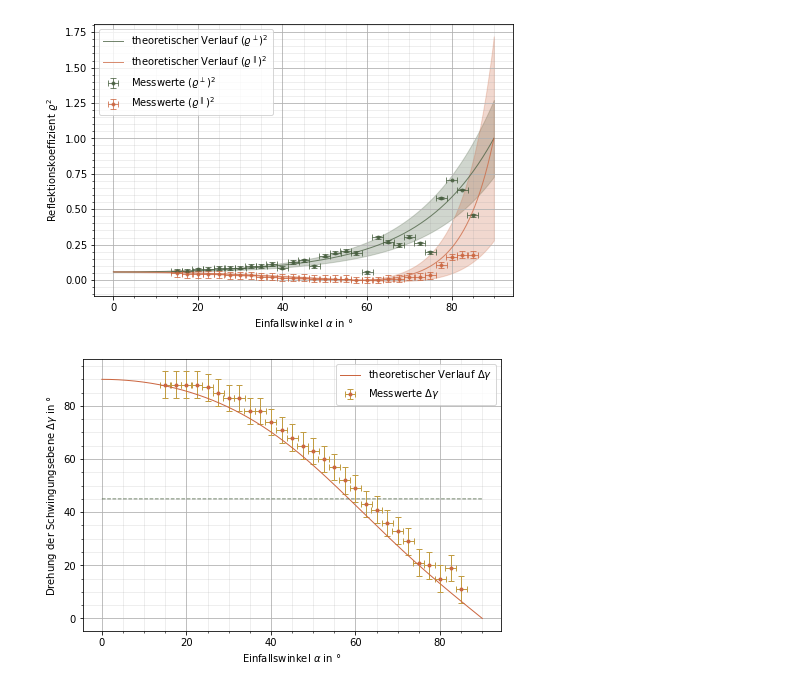
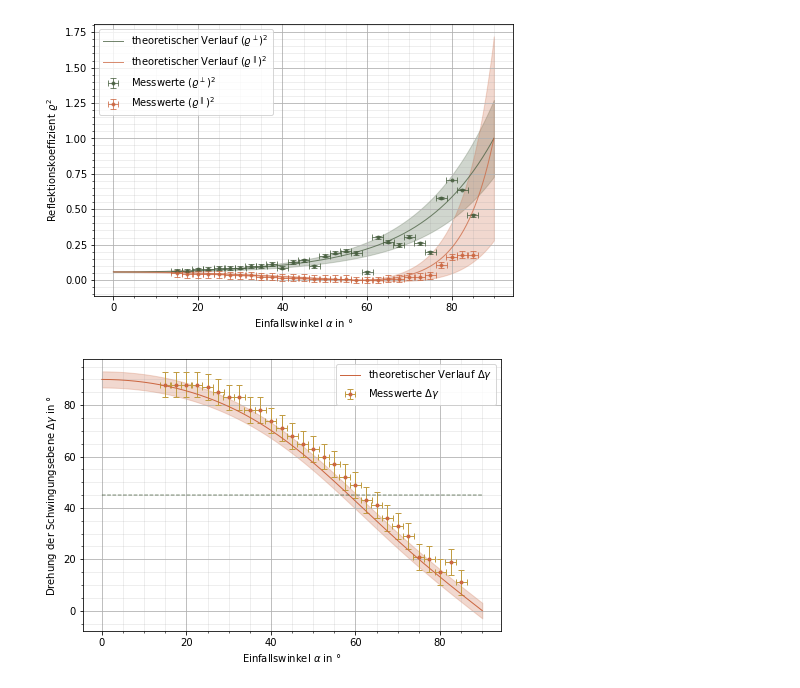
Before and after one commit to CVC97/ExPhy-III-Praktikum, a Jupyter notebook: 23_FFuP/23_FFuP_Jakob.ipynb, the cells around one changed output. Drawn from its saved outputs; the diff is of its cells as text; code cells hidden in the pictures.

```diff
--- a/23_FFuP/23_FFuP_Jakob.ipynb
+++ b/23_FFuP/23_FFuP_Jakob.ipynb
@@ -70,39 +70,38 @@ plt.show()
  0.02429517 0.02429425 0.02429425 0.02429296 0.02429296 0.02429296
  0.0242913  0.0242913  0.0242913  0.0242913  0.02428928]
 [figure]
-# %%
-theta = np.loadtxt(input, float, usecols=3, skiprows=5, delimiter=',')
-thetaerr = 5
-
-deltagamma = (135 - theta) % 180
-deltagammaerr = thetaerr
-
-fig, ax = plt.subplots(figsize=(7.5,5))
-xplot_1 = np.linspace(0, 90, 10000)
-
-def deltagammatheo(x):
-    return ((np.arctan( -np.cos((x * np.pi / 180) - beta(x * np.pi / 180)) / np.cos((x * np.pi / 180) + beta(x * np.pi / 180))) - (np.pi / 4)) % (np.pi)) * 180 / np.pi
-
-def deltagammatheoerr(x):
-    return
-
-def constant(x, value):
-    return value * x / x
-
-ax.set_xlabel(r'Einfallswinkel $\alpha$ in °')
-ax.set_ylabel(r'Drehung der Schwingungsebene $\Delta\gamma$ in °')
-ax.grid()
-ax.grid(which='minor', color='#999999', alpha=0.2, linestyle='-')
-ax.minorticks_on()
-ax.errorbar(x, deltagamma, xerr = xerr, yerr = deltagammaerr, fmt = '.', color = '#cb6640', alpha = 1, linewidth=1, ecolor="#c19d44", capsize=3, label = r'Messwerte $\Delta\gamma$')
-ax.plot(xplot_1, deltagammatheo(xplot_1), color = '#cb6640', alpha = 1, linewidth = 1, label = r'theoretischer Verlauf $\Delta\gamma$')
-#plt.fill_between(xplot_1, f1(xplot_1)-f1err(xplot_1), f1(xplot_1)+f1err(xplot_1), color = 'black', alpha = 0.25)
-ax.plot(xplot_1, constant(xplot_1, 45), color = '#465d3e', alpha = 0.75, linewidth = 1, linestyle = 'dashed', label = r'')
-#plt.xticks([0,np.pi/8,np.pi/4,3*np.pi/8,np.pi/2],[r'$0$',r'$\frac{\pi}{8}$',r'$\frac{\pi}{4}$',r'$\frac{3\pi}{8}$',r'$\frac{\pi}{2}$'])
-#plt.yticks([0,np.pi/8,np.pi/4,3*np.pi/8,np.pi/2],[r'$0$',r'$\frac{\pi}{8}$',r'$\frac{\pi}{4}$',r'$\frac{3\pi}{8}$',r'$\frac{\pi}{2}$'])
-ax.legend()
-plt.savefig('./23_DrehungSchwingungsebene.pgf', facecolor = 'white', bbox_inches='tight')
-plt.show()
-rad
-# %% [output]
-[figure, removed]
+# %%
+theta = np.loadtxt(input, float, usecols=3, skiprows=5, delimiter=',')
+thetaerr = 5
+
+deltagamma = (135 - theta) % 180
+deltagammaerr = thetaerr
+
+fig, ax = plt.subplots(figsize=(7.5,5))
+xplot_1 = np.linspace(0, 90, 10000)
+
+def deltagammatheo(x):
+    return ((np.arctan( -np.cos((x * np.pi / 180) - beta(x * np.pi / 180)) / np.cos((x * np.pi / 180) + beta(x * np.pi / 180))) - (np.pi / 4)) % (np.pi)) * 180 / np.pi
+
+def deltagammatheoerr(x):
+    return ((5/180*np.pi)*(-57.2957795130823*((0.0174532925199433 + 0.0107075414232781*np.cos(0.0174532925199433*x)/np.sqrt(1 - 0.376378486205729*np.sin(0.0174532925199433*x)**2))*np.sin(0.0174532925199433*x + np.arcsin(0.613496932515337*np.sin(0.0174532925199433*x)))*np.cos(np.pi*x/180 - np.arcsin(0.613496932515337*np.sin(0.0174532925199433*x)))/np.cos(0.0174532925199433*x +np.arcsin(0.613496932515337*np.sin(0.0174532925199433*x)))**2 - (np.pi/180 - 0.0107075414232781*np.cos(0.0174532925199433*x)/np.sqrt(1 - 0.376378486205729*np.sin(0.0174532925199433*x)**2))*np.sin(np.pi*x/180 - np.arcsin(0.613496932515337*np.sin(0.0174532925199433*x)))/np.cos(0.0174532925199433*x + np.arcsin(0.613496932515337*np.sin(0.0174532925199433*x))))/(1 + np.cos(np.pi*x/180 - np.arcsin(0.613496932515337*np.sin(0.0174532925199433*x)))**2/np.cos(0.0174532925199433*x + np.arcsin(0.613496932515337*np.sin(0.0174532925199433*x)))**2)))%np.pi
+
+def constant(x, value):
+    return value * x / x
+
+ax.set_xlabel(r'Einfallswinkel $\alpha$ in °')
+ax.set_ylabel(r'Drehung der Schwingungsebene $\Delta\gamma$ in °')
+ax.grid()
+ax.grid(which='minor', color='#999999', alpha=0.2, linestyle='-')
+ax.minorticks_on()
+ax.errorbar(x, deltagamma, xerr = xerr, yerr = deltagammaerr, fmt = '.', color = '#cb6640', alpha = 1, linewidth=1, ecolor="#c19d44", capsize=3, label = r'Messwerte $\Delta\gamma$')
+ax.plot(xplot_1, deltagammatheo(xplot_1), color = '#cb6640', alpha = 1, linewidth = 1, label = r'theoretischer Verlauf $\Delta\gamma$')
+plt.fill_between(xplot_1, deltagammatheo(xplot_1)-deltagammatheoerr(xplot_1), deltagammatheo(xplot_1)+deltagammatheoerr(xplot_1), color = '#cb6640', alpha = 0.25)
+ax.plot(xplot_1, constant(xplot_1, 45), color = '#465d3e', alpha = 0.75, linewidth = 1, linestyle = 'dashed', label = r'')
+#plt.xticks([0,np.pi/8,np.pi/4,3*np.pi/8,np.pi/2],[r'$0$',r'$\frac{\pi}{8}$',r'$\frac{\pi}{4}$',r'$\frac{3\pi}{8}$',r'$\frac{\pi}{2}$'])
+#plt.yticks([0,np.pi/8,np.pi/4,3*np.pi/8,np.pi/2],[r'$0$',r'$\frac{\pi}{8}$',r'$\frac{\pi}{4}$',r'$\frac{3\pi}{8}$',r'$\frac{\pi}{2}$'])
+ax.legend()
+plt.savefig('./23_DrehungSchwingungsebene.pgf', facecolor = 'white', bbox_inches='tight')
+plt.show()
+# %% [output]
+[figure, added]
```
Also changed, not shown: 1 other file.
